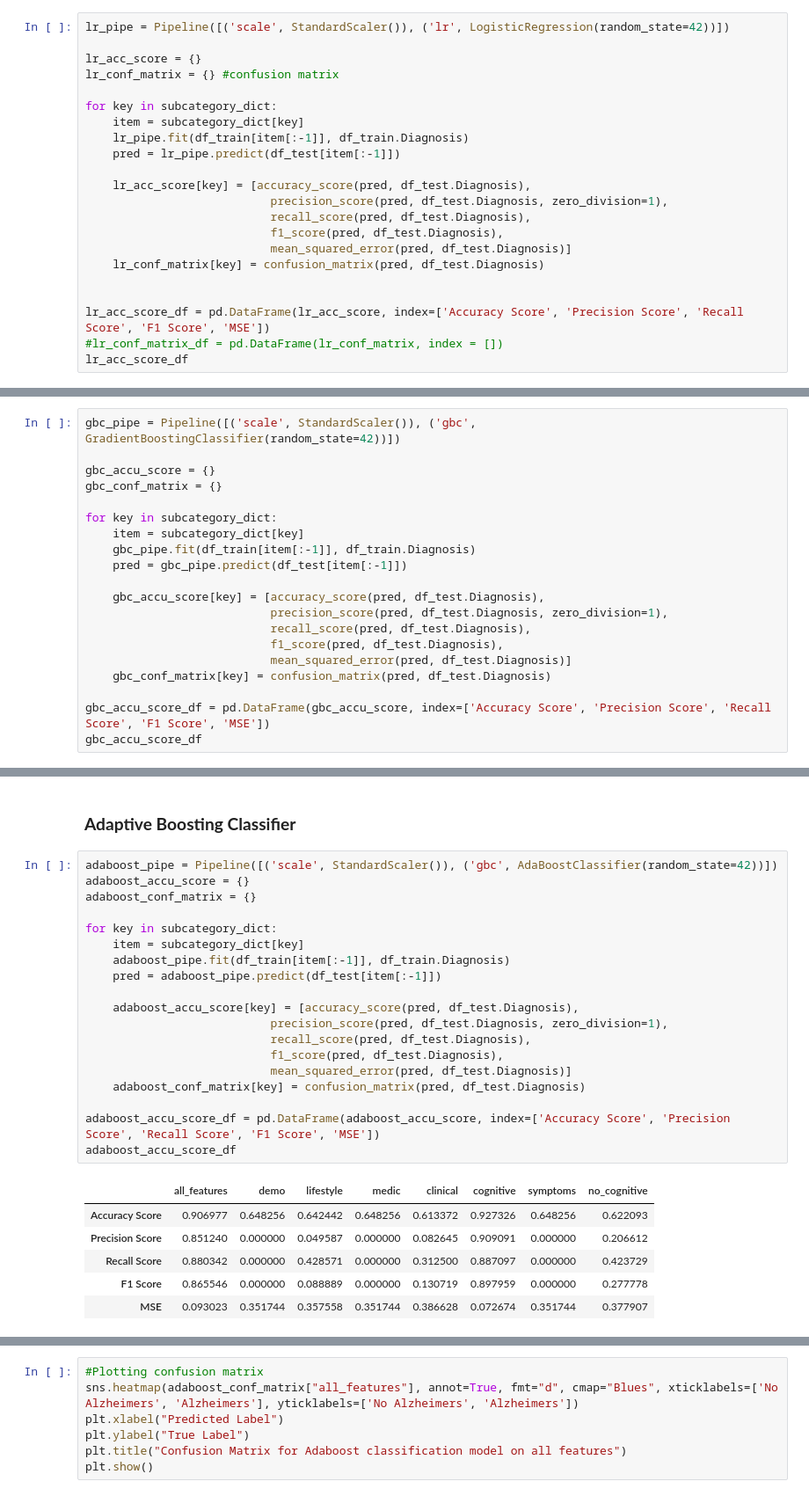
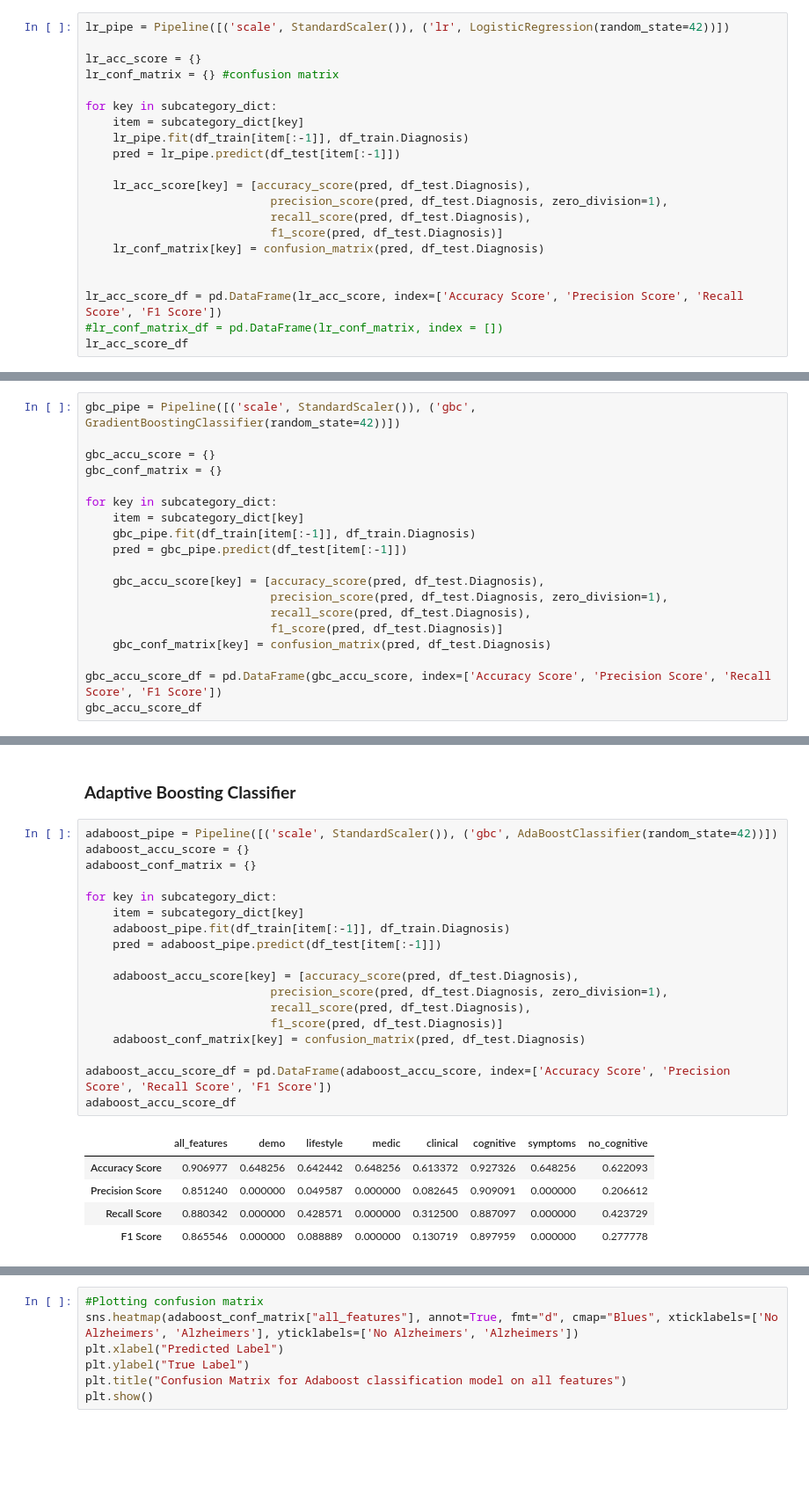
Before and after one commit to mgamankwah/alzheimers_risk_prediction, a Jupyter notebook: scripts/model_exploration_Mercy.ipynb, the cells around one changed output, grey strips where cells are left out. Shown at 88% size. Saved outputs shown, nothing was run; the diff lists cells and outputs as text; blank space fills up the shorter version.

```diff
--- a/scripts/model_exploration_Mercy.ipynb
+++ b/scripts/model_exploration_Mercy.ipynb
@@ -170,12 +167,11 @@ for key in subcategory_dict:
     lr_acc_score[key] = [accuracy_score(pred, df_test.Diagnosis),
                            precision_score(pred, df_test.Diagnosis, zero_division=1),
                            recall_score(pred, df_test.Diagnosis),
-                           f1_score(pred, df_test.Diagnosis),
-                           mean_squared_error(pred, df_test.Diagnosis)]
+                           f1_score(pred, df_test.Diagnosis)]
     lr_conf_matrix[key] = confusion_matrix(pred, df_test.Diagnosis)
 
 
-lr_acc_score_df = pd.DataFrame(lr_acc_score, index=['Accuracy Score', 'Precision Score', 'Recall Score', 'F1 Score', 'MSE'])
+lr_acc_score_df = pd.DataFrame(lr_acc_score, index=['Accuracy Score', 'Precision Score', 'Recall Score', 'F1 Score'])
 #lr_conf_matrix_df = pd.DataFrame(lr_conf_matrix, index = [])
 lr_acc_score_df
 # %% [output]
@@ -244,11 +262,10 @@ for key in subcategory_dict:
     gbc_accu_score[key] = [accuracy_score(pred, df_test.Diagnosis),
                            precision_score(pred, df_test.Diagnosis, zero_division=1),
                            recall_score(pred, df_test.Diagnosis),
-                           f1_score(pred, df_test.Diagnosis),
-                           mean_squared_error(pred, df_test.Diagnosis)]
+                           f1_score(pred, df_test.Diagnosis)]
     gbc_conf_matrix[key] = confusion_matrix(pred, df_test.Diagnosis)
 
-gbc_accu_score_df = pd.DataFrame(gbc_accu_score, index=['Accuracy Score', 'Precision Score', 'Recall Score', 'F1 Score', 'MSE'])
+gbc_accu_score_df = pd.DataFrame(gbc_accu_score, index=['Accuracy Score', 'Precision Score', 'Recall Score', 'F1 Score'])
 gbc_accu_score_df
 # %% [output]
 |  | all_features | demo | lifestyle | medic | clinical | cognitive | symptoms | no_cognitive |
@@ -270,26 +308,24 @@ plt.show()
 # %%
 adaboost_pipe = Pipeline([('scale', StandardScaler()), ('gbc', AdaBoostClassifier(random_state=42))])
 adaboost_accu_score = {}
 adaboost_conf_matrix = {}
 
 for key in subcategory_dict:
     item = subcategory_dict[key]
     adaboost_pipe.fit(df_train[item[:-1]], df_train.Diagnosis)
     pred = adaboost_pipe.predict(df_test[item[:-1]])
 
     adaboost_accu_score[key] = [accuracy_score(pred, df_test.Diagnosis),
                            precision_score(pred, df_test.Diagnosis, zero_division=1),
                            recall_score(pred, df_test.Diagnosis),
-                           f1_score(pred, df_test.Diagnosis),
-                           mean_squared_error(pred, df_test.Diagnosis)]
+                           f1_score(pred, df_test.Diagnosis)]
     adaboost_conf_matrix[key] = confusion_matrix(pred, df_test.Diagnosis)
 
-adaboost_accu_score_df = pd.DataFrame(adaboost_accu_score, index=['Accuracy Score', 'Precision Score', 'Recall Score', 'F1 Score', 'MSE'])
+adaboost_accu_score_df = pd.DataFrame(adaboost_accu_score, index=['Accuracy Score', 'Precision Score', 'Recall Score', 'F1 Score'])
 adaboost_accu_score_df
 # %% [output]
 |  | all_features | demo | lifestyle | medic | clinical | cognitive | symptoms | no_cognitive |
 | Accuracy Score | 0.906977 | 0.648256 | 0.642442 | 0.648256 | 0.613372 | 0.927326 | 0.648256 | 0.622093 |
 | Precision Score | 0.851240 | 0.000000 | 0.049587 | 0.000000 | 0.082645 | 0.909091 | 0.000000 | 0.206612 |
 | Recall Score | 0.880342 | 0.000000 | 0.428571 | 0.000000 | 0.312500 | 0.887097 | 0.000000 | 0.423729 |
 | F1 Score | 0.865546 | 0.000000 | 0.088889 | 0.000000 | 0.130719 | 0.897959 | 0.000000 | 0.277778 |
-| MSE | 0.093023 | 0.351744 | 0.357558 | 0.351744 | 0.386628 | 0.072674 | 0.351744 | 0.377907 |
```
Also changed, not shown: parts of 22 cells of this notebook.
